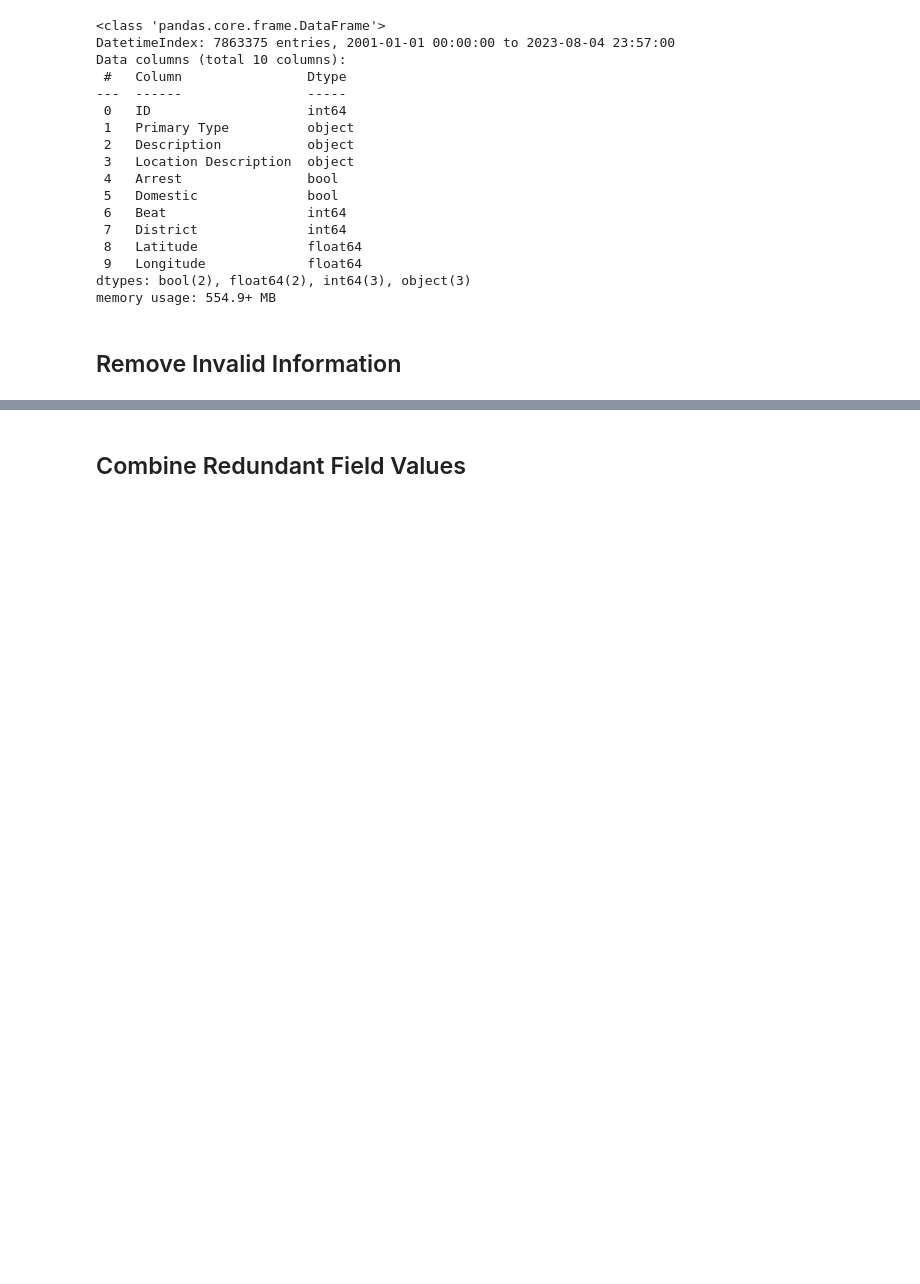
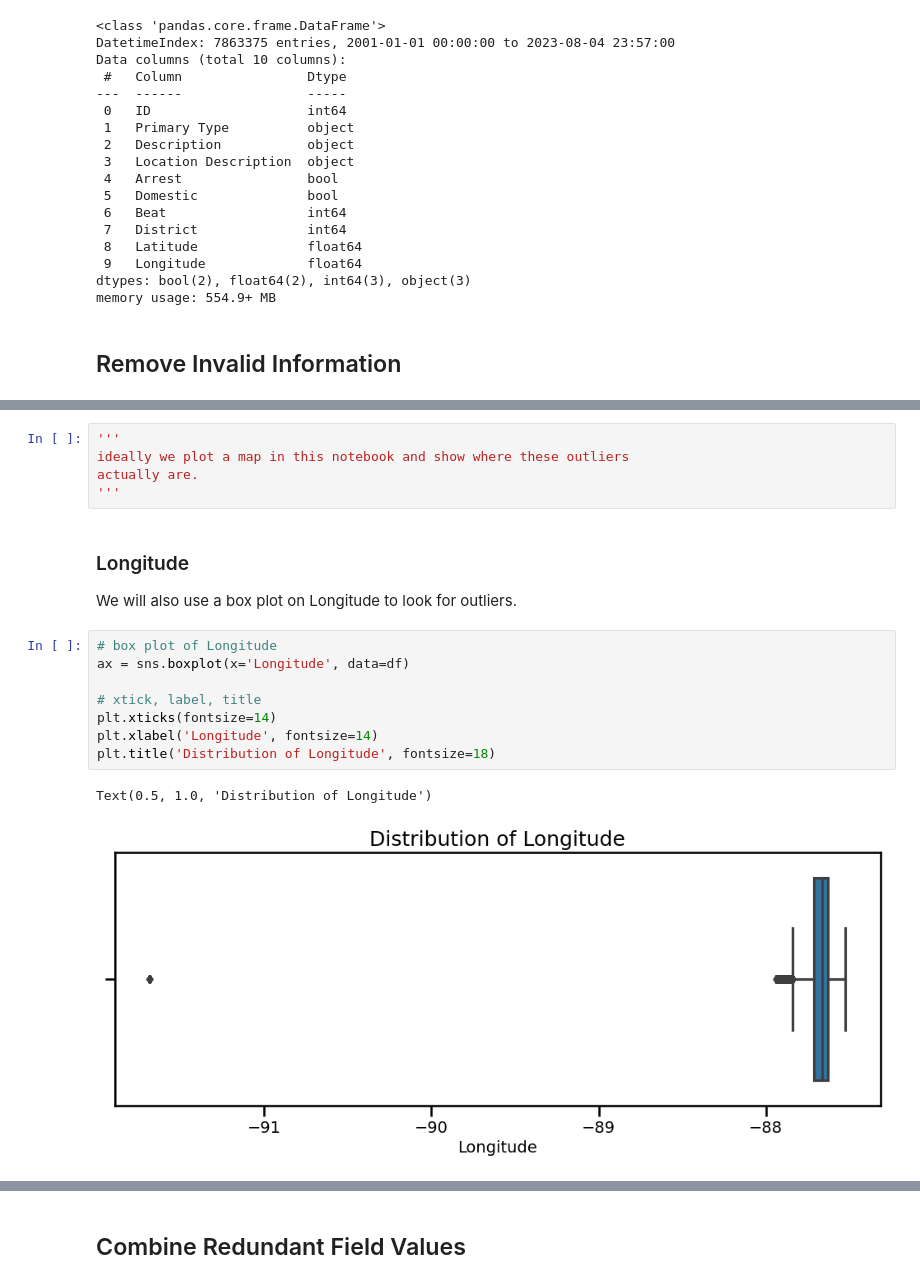
Before and after one commit to whitefreeze/Chicago-Crime-Data, a Jupyter notebook: Chicago-Crime-Data v2.1.ipynb, the cells around one changed output, grey strips where cells are left out. Cells and saved outputs as stored; diff of their text form; blank space fills up the shorter version.

```diff
--- a/Chicago-Crime-Data v2.1.ipynb
+++ b/Chicago-Crime-Data v2.1.ipynb
@@ -953,0 +988,20 @@ It could also be checked if further Latitude & Longitude values could be imputed
+# %%
+'''
+ideally we plot a map in this notebook and show where these outliers
+actually are.
+'''
+# %% [markdown]
+### Longitude
+
+We will also use a box plot on Longitude to look for outliers.
+# %%
+# box plot of Longitude
+ax = sns.boxplot(x='Longitude', data=df)
+
+# xtick, label, title
+plt.xticks(fontsize=14)
+plt.xlabel('Longitude', fontsize=14)
+plt.title('Distribution of Longitude', fontsize=18)
+# %% [output]
+Text(0.5, 1.0, 'Distribution of Longitude')
+[figure, added]
```
Also changed, not shown: parts of 7 cells of this notebook.
